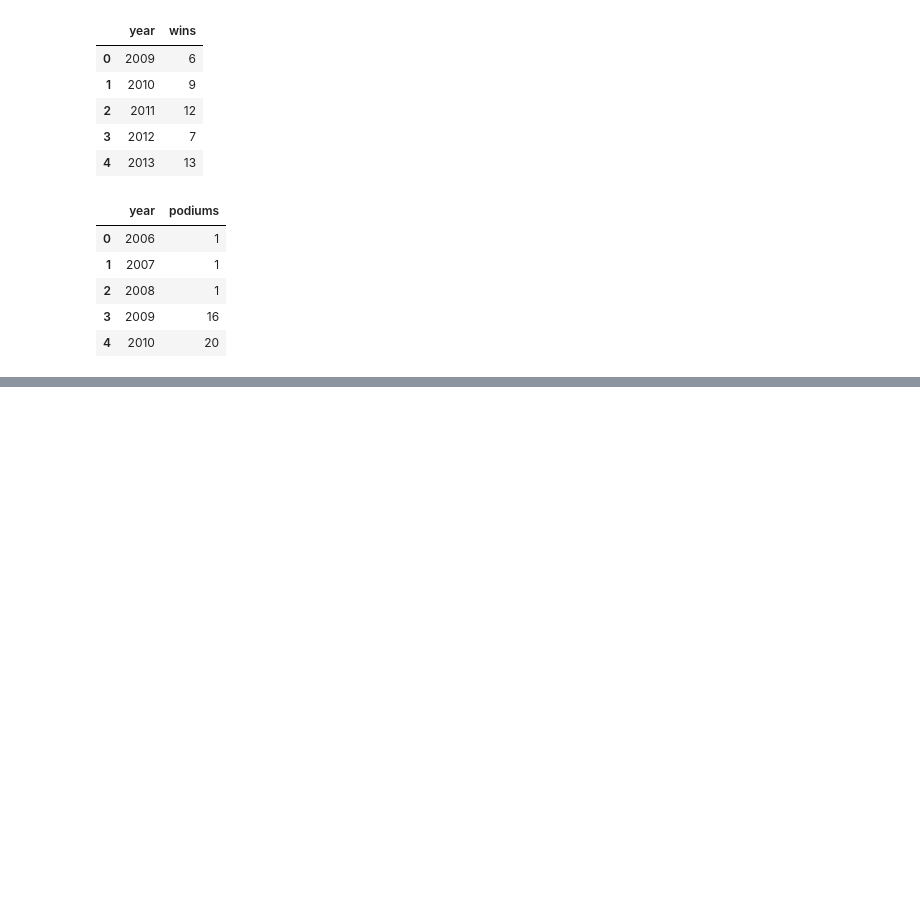
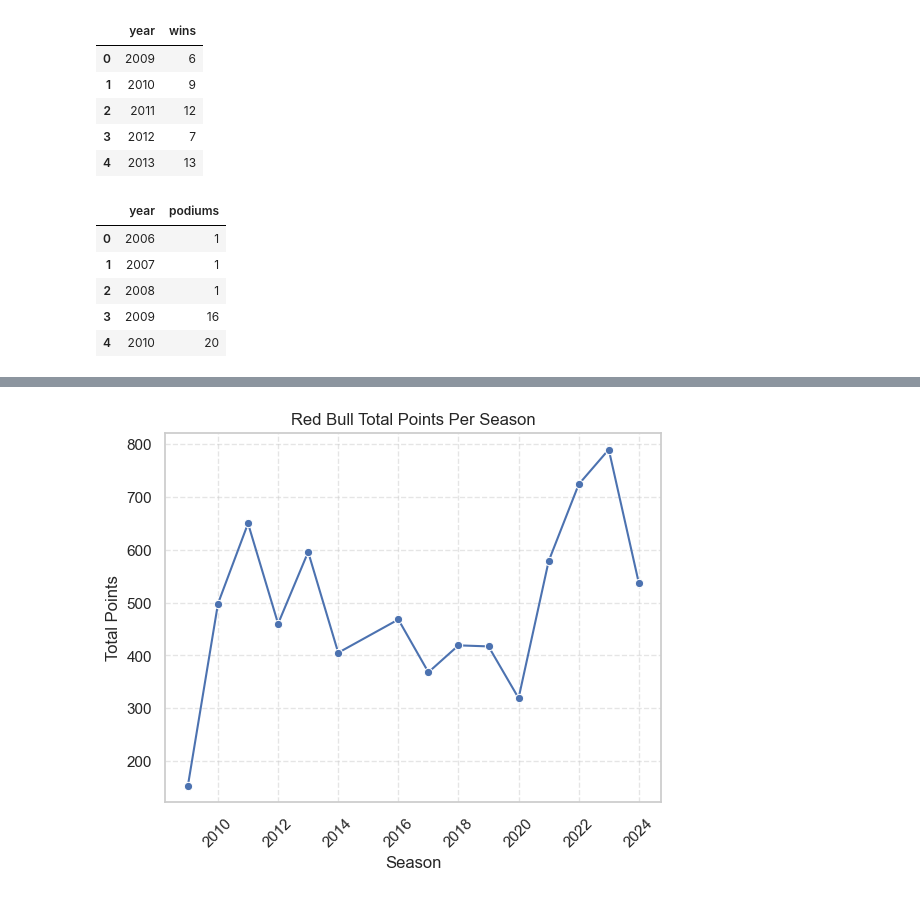
Before and after one commit to tanvis1ngh/F1_RedBull_EDA, a Jupyter notebook: nb/redbull_f1_eda.ipynb, the cells around one changed output, grey strips where cells are left out. Saved outputs shown, nothing was run; the diff lists cells and outputs as text; code cells hidden in the pictures; blank space fills up the shorter version.

```diff
--- a/nb/redbull_f1_eda.ipynb
+++ b/nb/redbull_f1_eda.ipynb
@@ -130,3 +124,7 @@ annual_podium_count.head()
 | 2 | 2008 | 1 |
 | 3 | 2009 | 16 |
 | 4 | 2010 | 20 |
+# %%
+Season_Summary = pd.merge(grouped,annual_win_count,on="year")
+Season_Summary= pd.merge(Season_Summary, annual_podium_count, on='year')
+Season_Summary.head()
@@ -132,0 +140,10 @@ annual_podium_count.head()
+# %%
+sns.lineplot(data=Season_Summary, x = "year", y = "Total Points",marker="o")
+plt.xticks(rotation = 45)
+plt.grid(True, linestyle="--", alpha=0.5)
+plt.title("Red Bull Total Points Per Season")
+plt.xlabel("Season")
+plt.ylabel("Total Points")
+plt.show()
+# %% [output]
+[figure, added]
```
Also changed, not shown: parts of 5 cells of this notebook, 1 other file.
